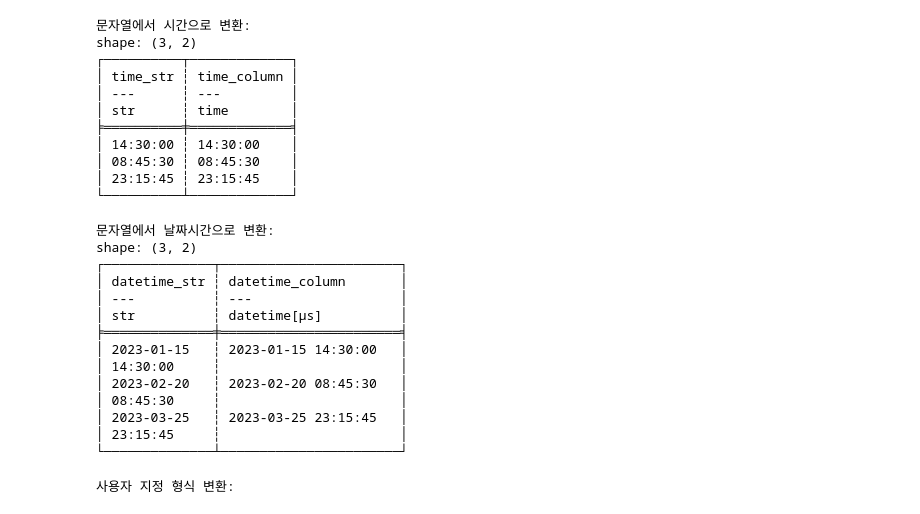
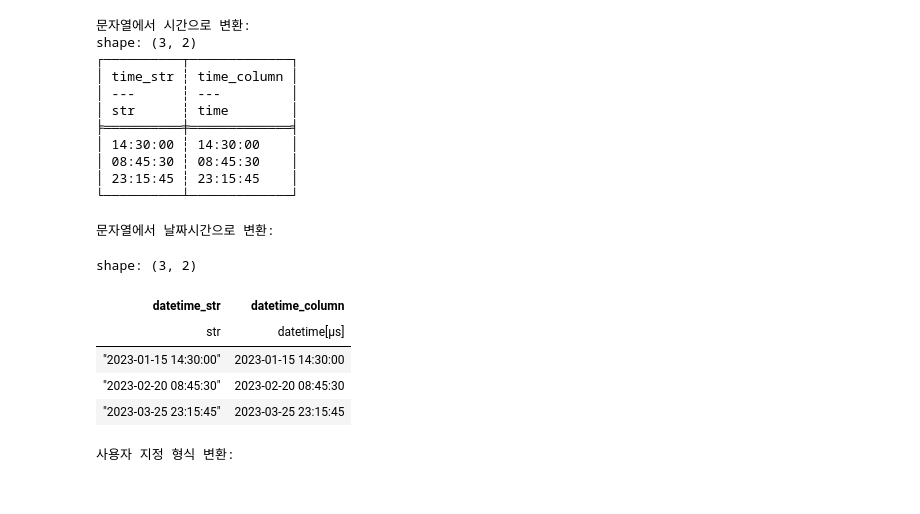
Before and after one commit to dschloe/polars_recipes, a Jupyter notebook: ch09_string_manipulation.ipynb, the cells around one changed output. Cells and saved outputs as stored; diff of their text form; code cells hidden in the pictures.

```diff
--- a/ch09_string_manipulation.ipynb
+++ b/ch09_string_manipulation.ipynb
@@ -121,29 +121,22 @@ shape: (3, 2)
 # %%
 # Convert a string column to a datetime column
 # 날짜/시간 형식의 문자열을 datetime 타입으로 변환
 datetime_df = pl.DataFrame({
     "datetime_str": ["2023-01-15 14:30:00", "2023-02-20 08:45:30", "2023-03-25 23:15:45"]
 })
 datetime_df = datetime_df.with_columns(
     pl.col("datetime_str").str.to_datetime().alias("datetime_column")
 )
 print("\n문자열에서 날짜시간으로 변환:")
-print(datetime_df)
+datetime_df
 # %% [output]
 문자열에서 날짜시간으로 변환:
-shape: (3, 2)
-┌──────────────┬───────────────────────┐
-│ datetime_str ┆ datetime_column       │
-│ ---          ┆ ---                   │
-│ str          ┆ datetime[μs]          │
-╞══════════════╪═══════════════════════╡
-│ 2023-01-15   ┆ 2023-01-15 14:30:00   │
-│ 14:30:00     ┆                       │
-│ 2023-02-20   ┆ 2023-02-20 08:45:30   │
-│ 08:45:30     ┆                       │
-│ 2023-03-25   ┆ 2023-03-25 23:15:45   │
-│ 23:15:45     ┆                       │
-└──────────────┴───────────────────────┘
+shape: (3, 2)
+| datetime_str | datetime_column |
+| str | datetime[μs] |
+| "2023-01-15 14:30:00" | 2023-01-15 14:30:00 |
+| "2023-02-20 08:45:30" | 2023-02-20 08:45:30 |
+| "2023-03-25 23:15:45" | 2023-03-25 23:15:45 |
 # %%
 # Convert a string to date, time, or datetime with .str.strptime()
 # 사용자 지정 형식의 문자열을 날짜/시간 타입으로 변환
```
Also changed, not shown: parts of 5 cells of this notebook, 1 other file.
